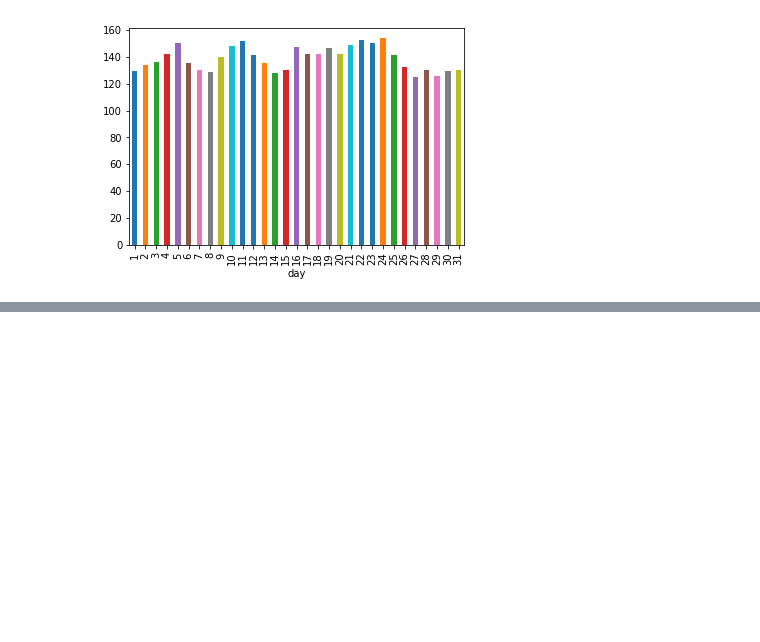
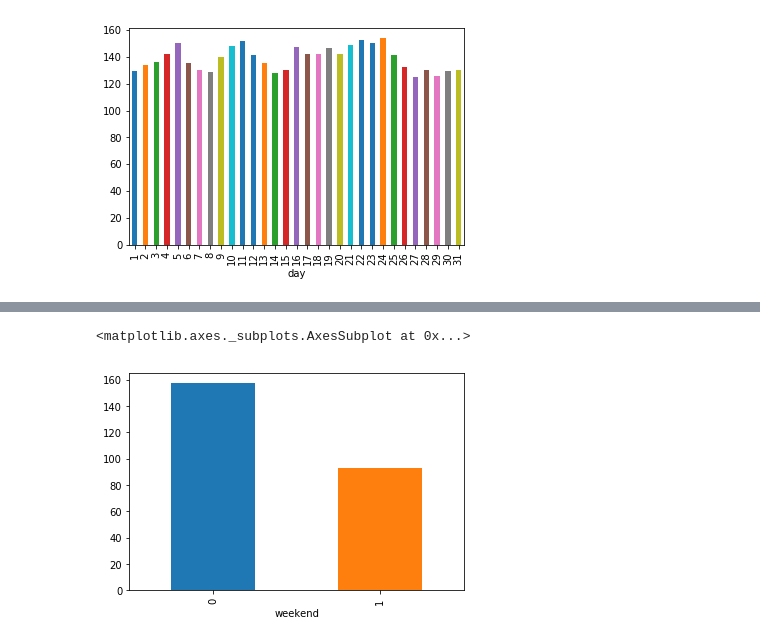
Before and after one commit to In-finite/TimeSeries, a Jupyter notebook: First_step_to_understand_data.ipynb, the cells around one changed output, grey strips where cells are left out. Cells and saved outputs as stored; diff of their text form; code cells hidden in the pictures; blank space fills up the shorter version.

```diff
--- a/First_step_to_understand_data.ipynb
+++ b/First_step_to_understand_data.ipynb
@@ -167,0 +171,5 @@ train.groupby('Hour')['Count'].mean().plot.bar()
+# %%
+train.groupby('weekend')['Count'].mean().plot.bar()
+# %% [output]
+<matplotlib.axes._subplots.AxesSubplot at 0x...>
+[figure, added]
```
Also changed, not shown: parts of 12 cells of this notebook.
